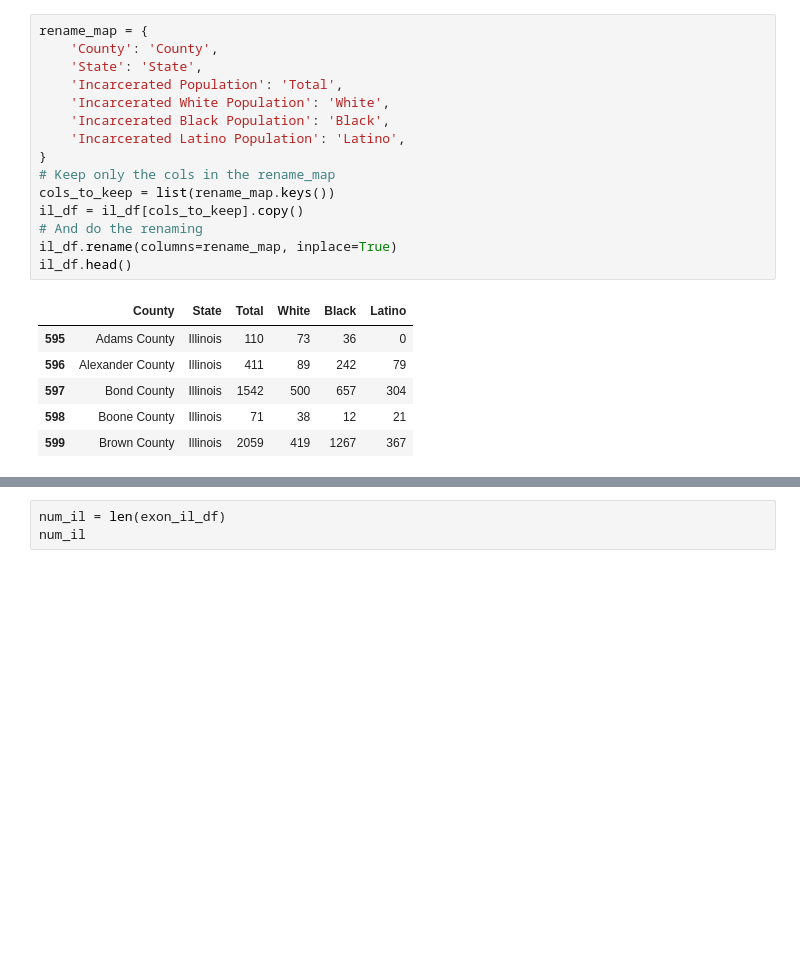
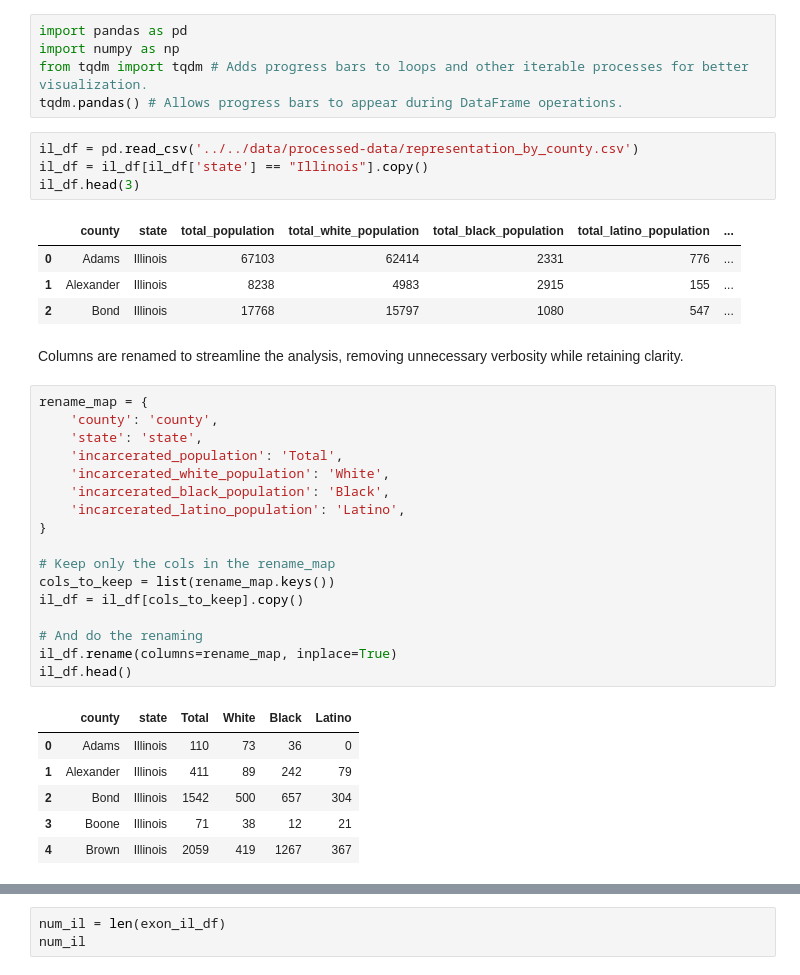
Before and after one commit to courtneyrgreen/dsan5000_final_project, a Jupyter notebook: technical-details/data-balancing/main.ipynb, the cells around one changed output, grey strips where cells are left out. Saved outputs shown, nothing was run; the diff lists cells and outputs as text; blank space fills up the shorter version.

```diff
--- a/technical-details/data-balancing/main.ipynb
+++ b/technical-details/data-balancing/main.ipynb
@@ -59,22 +27,40 @@ We're interested specifically in simulating "draws" from the incarcerated popula
+# %%
+import pandas as pd
+import numpy as np
+from tqdm import tqdm # Adds progress bars to loops and other iterable processes for better visualization.
+tqdm.pandas() # Allows progress bars to appear during DataFrame operations.
+# %%
+il_df = pd.read_csv('../../data/processed-data/representation_by_county.csv')
+il_df = il_df[il_df['state'] == "Illinois"].copy()
+il_df.head(3)
+# %% [output]
+|  | county | state | total_population | total_white_population | total_black_population | total_latino_population | ... |
+| 0 | Adams | Illinois | 67103 | 62414 | 2331 | 776 | ... |
+| 1 | Alexander | Illinois | 8238 | 4983 | 2915 | 155 | ... |
+| 2 | Bond | Illinois | 17768 | 15797 | 1080 | 547 | ... |
+# %% [markdown]
+Columns are renamed to streamline the analysis, removing unnecessary verbosity while retaining clarity.
 # %%
 rename_map = {
-    'County': 'County',
-    'State': 'State',
-    'Incarcerated Population': 'Total',
-    'Incarcerated White Population': 'White',
-    'Incarcerated Black Population': 'Black',
-    'Incarcerated Latino Population': 'Latino',
+    'county': 'county',
+    'state': 'state',
+    'incarcerated_population': 'Total',
+    'incarcerated_white_population': 'White',
+    'incarcerated_black_population': 'Black',
+    'incarcerated_latino_population': 'Latino',
 }
+
 # Keep only the cols in the rename_map
 cols_to_keep = list(rename_map.keys())
 il_df = il_df[cols_to_keep].copy()
+
 # And do the renaming
 il_df.rename(columns=rename_map, inplace=True)
 il_df.head()
 # %% [output]
-|  | County | State | Total | White | Black | Latino |
-| 595 | Adams County | Illinois | 110 | 73 | 36 | 0 |
-| 596 | Alexander County | Illinois | 411 | 89 | 242 | 79 |
-| 597 | Bond County | Illinois | 1542 | 500 | 657 | 304 |
-| 598 | Boone County | Illinois | 71 | 38 | 12 | 21 |
-| 599 | Brown County | Illinois | 2059 | 419 | 1267 | 367 |
+|  | county | state | Total | White | Black | Latino |
+| 0 | Adams | Illinois | 110 | 73 | 36 | 0 |
+| 1 | Alexander | Illinois | 411 | 89 | 242 | 79 |
+| 2 | Bond | Illinois | 1542 | 500 | 657 | 304 |
+| 3 | Boone | Illinois | 71 | 38 | 12 | 21 |
+| 4 | Brown | Illinois | 2059 | 419 | 1267 | 367 |
```
Also changed, not shown: parts of 45 cells of this notebook.
